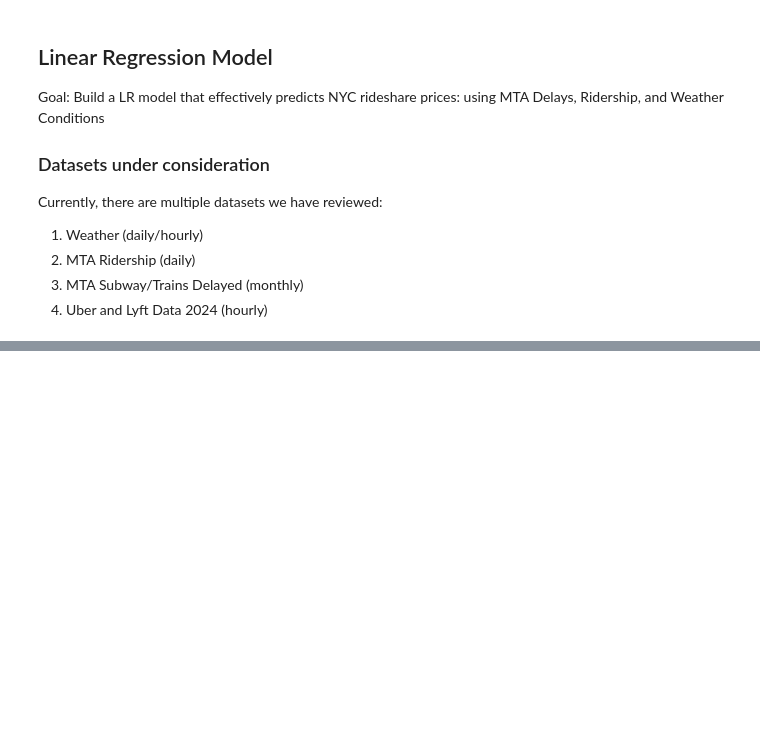
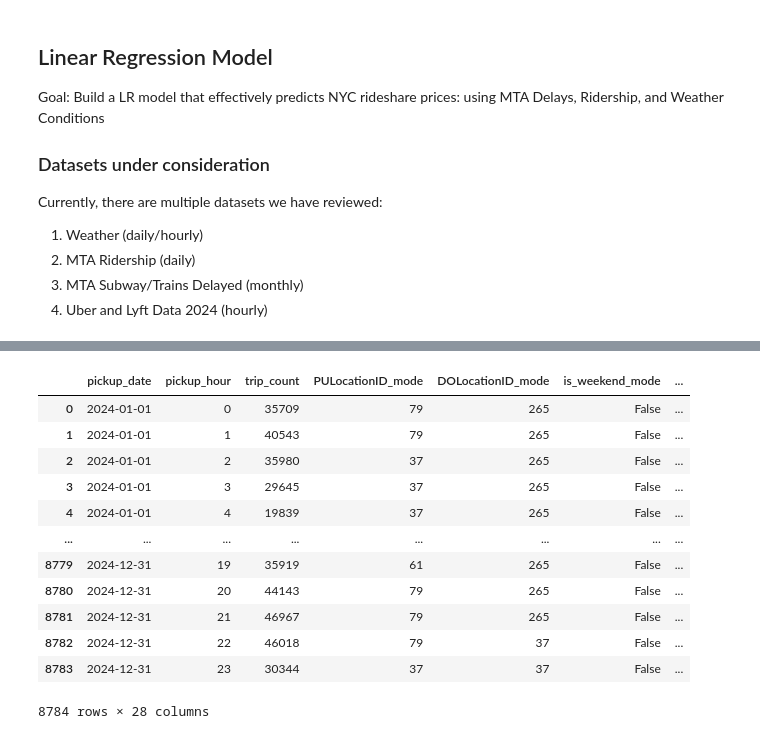
Before and after one commit to data11y/SU-IST707-Group_Project, a Jupyter notebook: Project Checkpoints/Checkpoint 2/Initial Models/Linear Regression Model-3.ipynb, the cells around one changed output, grey strips where cells are left out. Saved outputs shown, nothing was run; the diff lists cells and outputs as text; code cells hidden in the pictures; blank space fills up the shorter version.

```diff
--- a/Project Checkpoints/Checkpoint 2/Initial Models/Linear Regression Model-3.ipynb
+++ b/Project Checkpoints/Checkpoint 2/Initial Models/Linear Regression Model-3.ipynb
@@ -36,0 +75,20 @@ lyft_24 = pd.read_csv('/workspaces/SU-IST707-Group_Project/Project Data (origina
+# %%
+# view Uber
+uber_24
+
+# pick-up date range: 1/1/2024 - 12/31/2024
+# pick-up hour: within 24hr day
+# %% [output]
+|  | pickup_date | pickup_hour | trip_count | PULocationID_mode | DOLocationID_mode | is_weekend_mode | ... |
+| 0 | 2024-01-01 | 0 | 35709 | 79 | 265 | False | ... |
+| 1 | 2024-01-01 | 1 | 40543 | 79 | 265 | False | ... |
+| 2 | 2024-01-01 | 2 | 35980 | 37 | 265 | False | ... |
+| 3 | 2024-01-01 | 3 | 29645 | 37 | 265 | False | ... |
+| 4 | 2024-01-01 | 4 | 19839 | 37 | 265 | False | ... |
+| ... | ... | ... | ... | ... | ... | ... | ... |
+| 8779 | 2024-12-31 | 19 | 35919 | 61 | 265 | False | ... |
+| 8780 | 2024-12-31 | 20 | 44143 | 79 | 265 | False | ... |
+| 8781 | 2024-12-31 | 21 | 46967 | 79 | 265 | False | ... |
+| 8782 | 2024-12-31 | 22 | 46018 | 79 | 37 | False | ... |
+| 8783 | 2024-12-31 | 23 | 30344 | 37 | 37 | False | ... |
+8784 rows × 28 columns
```
Also changed, not shown: parts of 6 cells of this notebook.
